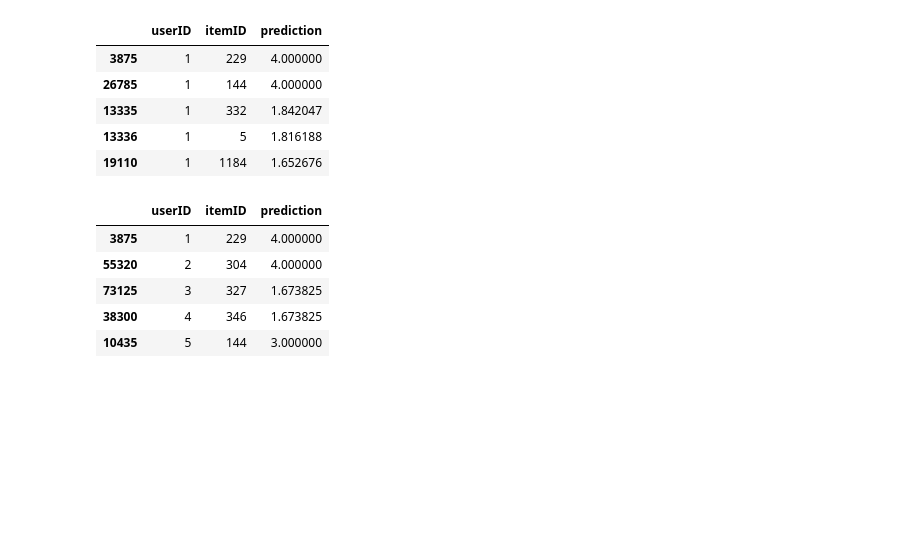
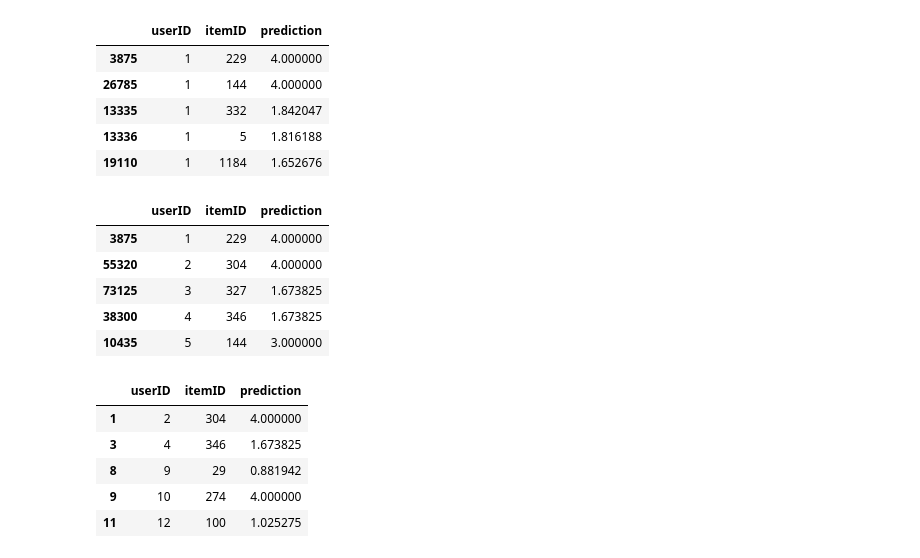
Before and after one commit to PUT-RecSys-Research/qpera-thesis, a Jupyter notebook: notebooks/CBF.ipynb, the cells around one changed output. Saved outputs shown, nothing was run; the diff lists cells and outputs as text; code cells hidden in the pictures; blank space fills up the shorter version.

```diff
--- a/notebooks/CBF.ipynb
+++ b/notebooks/CBF.ipynb
@@ -197,6 +197,18 @@ top.head()
 | 73125 | 3 | 327 | 1.673825 |
 | 38300 | 4 | 346 | 1.673825 |
 | 10435 | 5 | 144 | 3.000000 |
+# %%
+filtered_top = top.merge(train, on=["userID", "itemID"], how="left", indicator=True)
+filtered_top = filtered_top[filtered_top["_merge"] == "left_only"].drop(columns=["_merge"])
+filtered_top = filtered_top[["userID", "itemID", "prediction"]]
+filtered_top.head()
+# %% [output]
+|  | userID | itemID | prediction |
+| 1 | 2 | 304 | 4.000000 |
+| 3 | 4 | 346 | 1.673825 |
+| 8 | 9 | 29 | 0.881942 |
+| 9 | 10 | 274 | 4.000000 |
+| 11 | 12 | 100 | 1.025275 |
 # %%
 args = [test, top_k]
 kwargs = dict(
```
Also changed, not shown: parts of 10 cells of this notebook.
